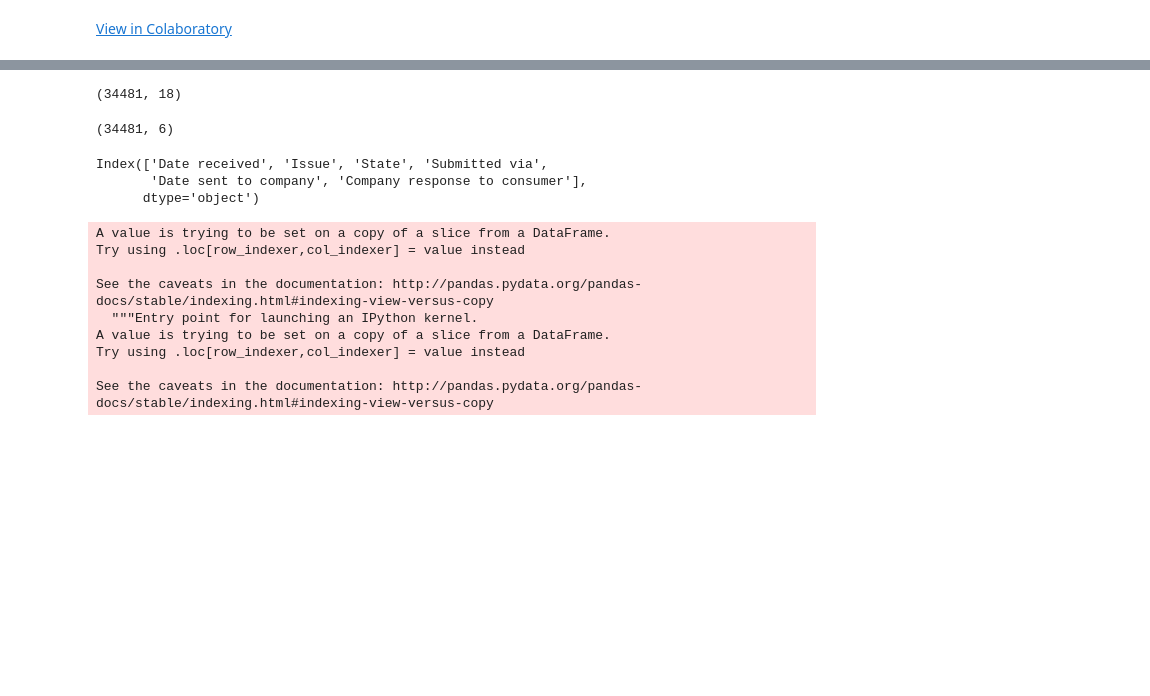
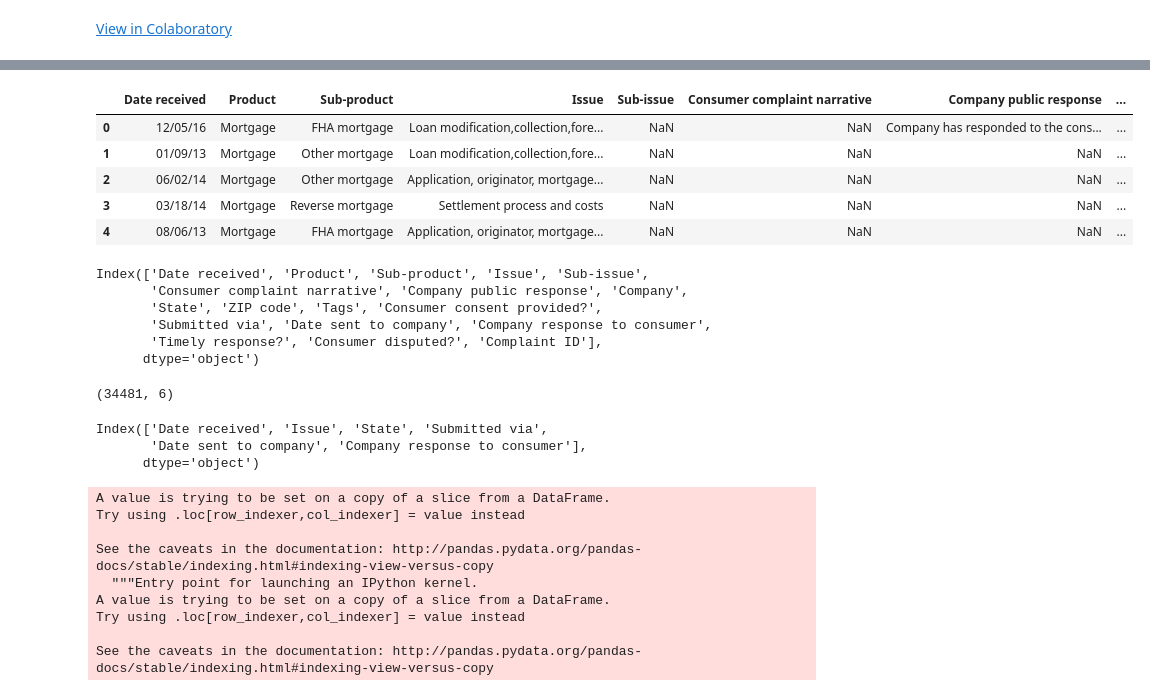
Before and after one commit to kalyanpichuka/Complaints_Framework, a Jupyter notebook: Complaints_Framework_Model_Sravya.ipynb, the cells around one changed output, grey strips where cells are left out. Cells and saved outputs as stored; diff of their text form; code cells hidden in the pictures; blank space fills up the shorter version.

```diff
--- a/Complaints_Framework_Model_Sravya.ipynb
+++ b/Complaints_Framework_Model_Sravya.ipynb
@@ -44,13 +44,27 @@ data.head()
 | 24 | 06/02/14 | Mortgage | Other mortgage | Application, originator, mortgage... | NaN | NaN | NaN | ... |
 | 34 | 03/18/14 | Mortgage | Reverse mortgage | Settlement process and costs | NaN | NaN | NaN | ... |
 | 37 | 08/06/13 | Mortgage | FHA mortgage | Application, originator, mortgage... | NaN | NaN | NaN | ... |
-# %%
-data.shape
-# %% [output]
-(34481, 18)
+# %%
+data.index = range(data.shape[0])
+data.head()
+# %% [output]
+|  | Date received | Product | Sub-product | Issue | Sub-issue | Consumer complaint narrative | Company public response | ... |
+| 0 | 12/05/16 | Mortgage | FHA mortgage | Loan modification,collection,fore... | NaN | NaN | Company has responded to the cons... | ... |
+| 1 | 01/09/13 | Mortgage | Other mortgage | Loan modification,collection,fore... | NaN | NaN | NaN | ... |
+| 2 | 06/02/14 | Mortgage | Other mortgage | Application, originator, mortgage... | NaN | NaN | NaN | ... |
+| 3 | 03/18/14 | Mortgage | Reverse mortgage | Settlement process and costs | NaN | NaN | NaN | ... |
+| 4 | 08/06/13 | Mortgage | FHA mortgage | Application, originator, mortgage... | NaN | NaN | NaN | ... |
 # %%
-#req_cols = ['Date received','Issue','State','Submitted via', 'Date sent to company','Company reponse to consumer']
+
 req_cols = ['Date received','Issue','State','Submitted via', 'Date sent to company','Company response to consumer']
+data.columns
+# %% [output]
+Index(['Date received', 'Product', 'Sub-product', 'Issue', 'Sub-issue',
+       'Consumer complaint narrative', 'Company public response', 'Company',
+       'State', 'ZIP code', 'Tags', 'Consumer consent provided?',
+       'Submitted via', 'Date sent to company', 'Company response to consumer',
+       'Timely response?', 'Consumer disputed?', 'Complaint ID'],
+      dtype='object')
 # %%
 data.columns
 # %%
```
Also changed, not shown: parts of 31 cells of this notebook.
